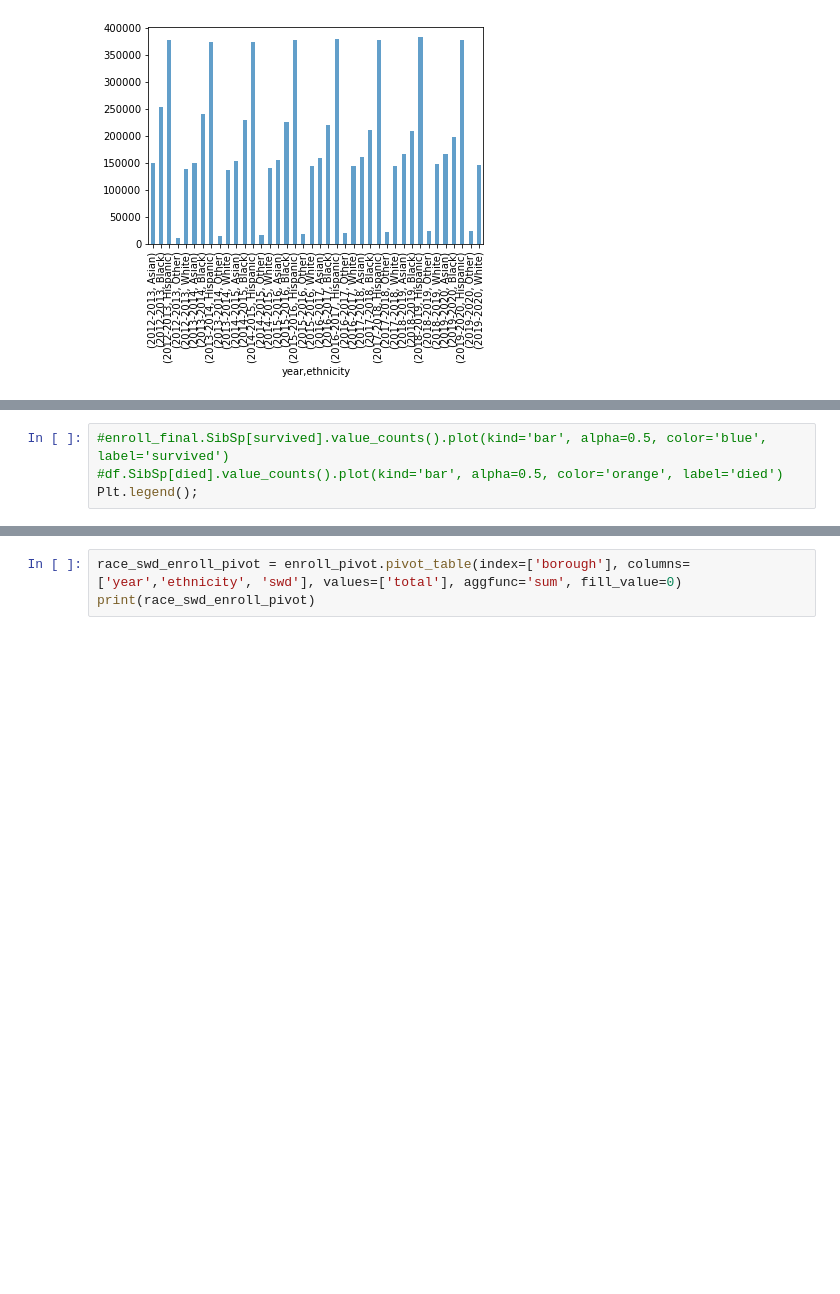
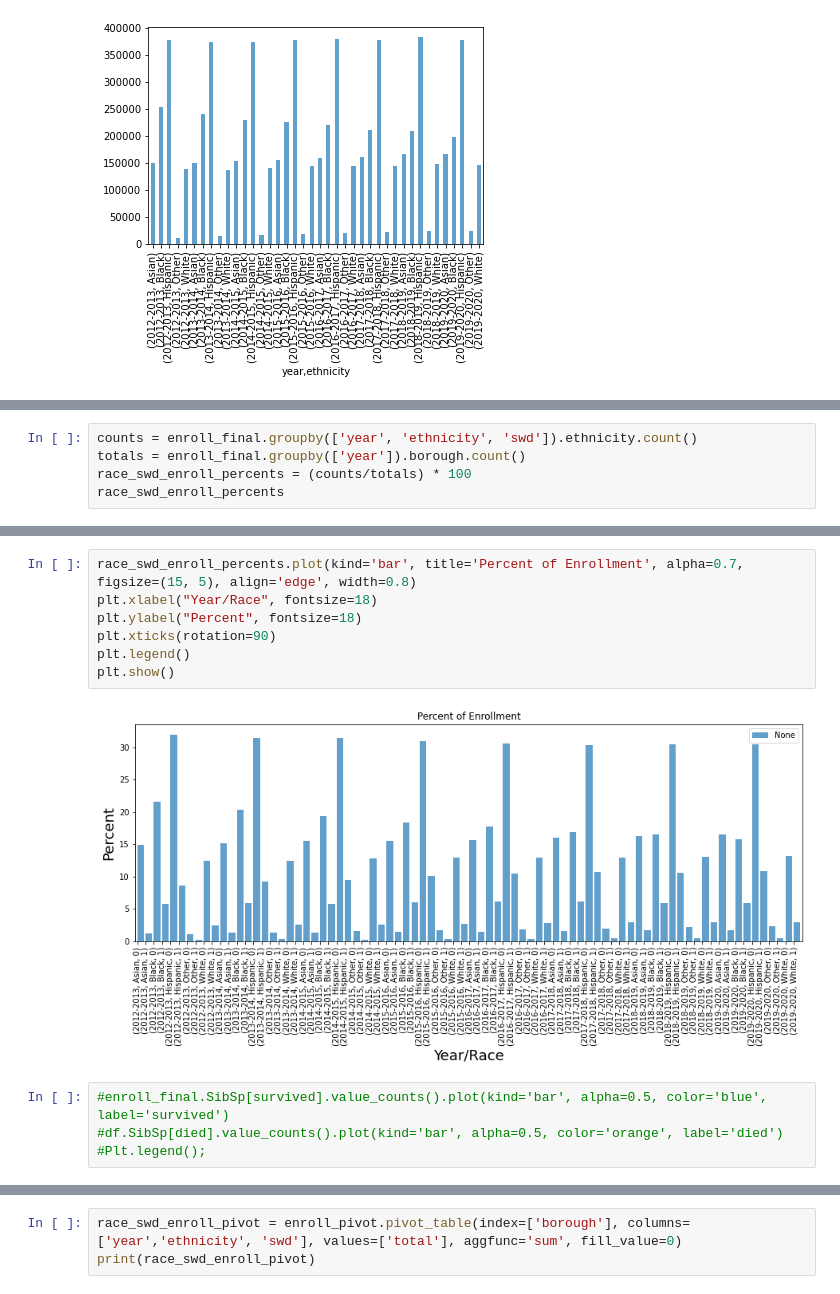
Before and after one commit to hdbedwell/Exploring_Disproportionality, a Jupyter notebook: 12142020 Disproportionality Analysis.ipynb, the cells around one changed output, grey strips where cells are left out. Cells and saved outputs as stored; diff of their text form; blank space fills up the shorter version.

```diff
--- a/12142020 Disproportionality Analysis.ipynb
+++ b/12142020 Disproportionality Analysis.ipynb
@@ -214,0 +248,5 @@ plt.show()
+# %%
+counts = enroll_final.groupby(['year', 'ethnicity', 'swd']).ethnicity.count()
+totals = enroll_final.groupby(['year']).borough.count()
+race_swd_enroll_percents = (counts/totals) * 100
+race_swd_enroll_percents
@@ -215,5 +267,14 @@ plt.show()
+# %%
+race_swd_enroll_percents.plot(kind='bar', title='Percent of Enrollment', alpha=0.7, figsize=(15, 5), align='edge', width=0.8)
+plt.xlabel("Year/Race", fontsize=18)
+plt.ylabel("Percent", fontsize=18)
+plt.xticks(rotation=90)
+plt.legend()
+plt.show()
+# %% [output]
+[figure, added]
 # %%
 #enroll_final.SibSp[survived].value_counts().plot(kind='bar', alpha=0.5, color='blue', label='survived')
 #df.SibSp[died].value_counts().plot(kind='bar', alpha=0.5, color='orange', label='died')
-Plt.legend();
+#Plt.legend();
 # %%
```
Also changed, not shown: parts of 41 cells of this notebook.
